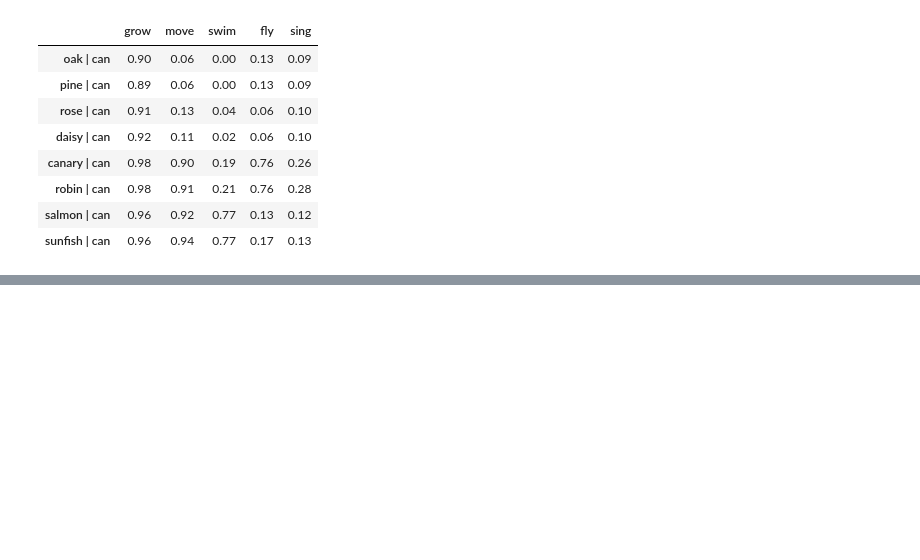
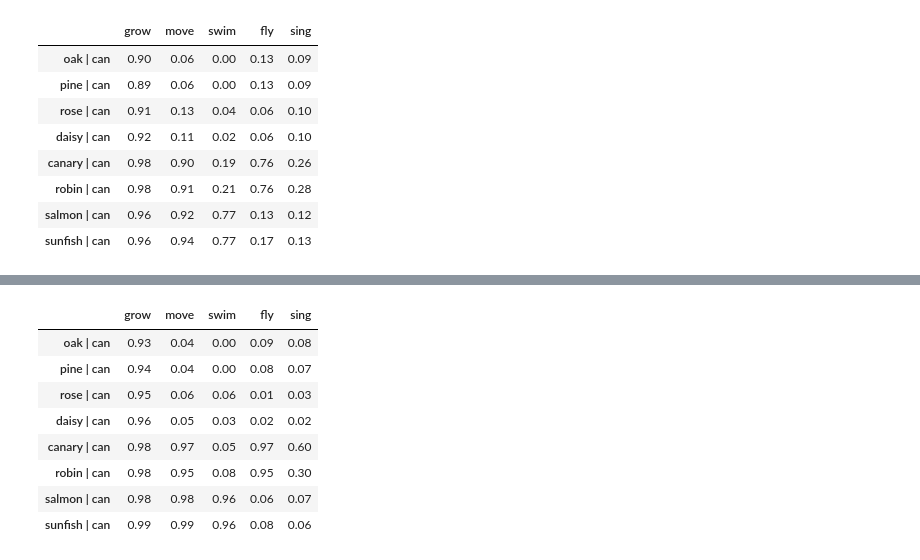
Before and after one commit to h4ch1m1/complementary-learning-systems, a Jupyter notebook: notebooks/cls1995/semantic/semantic_knowledge.ipynb, the cells around one changed output, grey strips where cells are left out. Cells and saved outputs as stored; diff of their text form; code cells hidden in the pictures; blank space fills up the shorter version.

```diff
--- a/notebooks/cls1995/semantic/semantic_knowledge.ipynb
+++ b/notebooks/cls1995/semantic/semantic_knowledge.ipynb
@@ -233,0 +234,13 @@ predictions.loc[rows, ['grow', 'move', 'swim', 'fly', 'sing']].round(2)
+# %%
+import copy
+
+completed_model = copy.deepcopy(model)
+completed_rng = copy.deepcopy(order_rng)
+completed_optimizer = torch.optim.SGD(completed_model.parameters(), lr=learning_rate)
+completion = continue_to_completion(
+    completed_model, completed_optimizer, completed_rng, X, R, Y,
+    start_epoch=epochs, max_epoch=20000, stable_epochs=25)
+print(f"Reference: {epochs} epochs; extended run: {completion['final_epoch']} epochs")
+print('Completion criterion met:', completion['converged'])
+pd.DataFrame([knowledge_metrics(prediction, Y), completion['metrics']],
+             index=['500-epoch reference', 'Completion-trained extension'])
@@ -233,0 +253,14 @@ predictions.loc[rows, ['grow', 'move', 'swim', 'fly', 'sing']].round(2)
+# %%
+completed_predictions = pd.DataFrame(completion['prediction'].numpy(),
+                                     index=targets.index, columns=targets.columns)
+completed_predictions.loc[rows, ['grow', 'move', 'swim', 'fly', 'sing']].round(2)
+# %% [output]
+|  | grow | move | swim | fly | sing |
+| oak | can | 0.93 | 0.04 | 0.00 | 0.09 | 0.08 |
+| pine | can | 0.94 | 0.04 | 0.00 | 0.08 | 0.07 |
+| rose | can | 0.95 | 0.06 | 0.06 | 0.01 | 0.03 |
+| daisy | can | 0.96 | 0.05 | 0.03 | 0.02 | 0.02 |
+| canary | can | 0.98 | 0.97 | 0.05 | 0.97 | 0.60 |
+| robin | can | 0.98 | 0.95 | 0.08 | 0.95 | 0.30 |
+| salmon | can | 0.98 | 0.98 | 0.96 | 0.06 | 0.07 |
+| sunfish | can | 0.99 | 0.99 | 0.96 | 0.08 | 0.06 |
```
Also changed, not shown: parts of 10 cells of this notebook, 43 other files.
